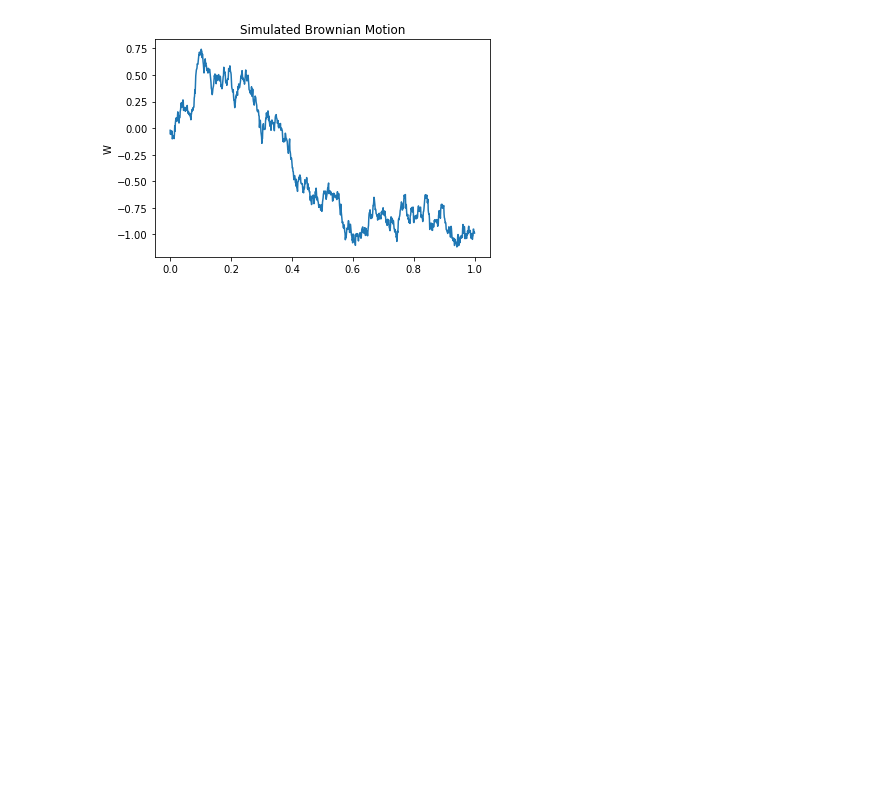
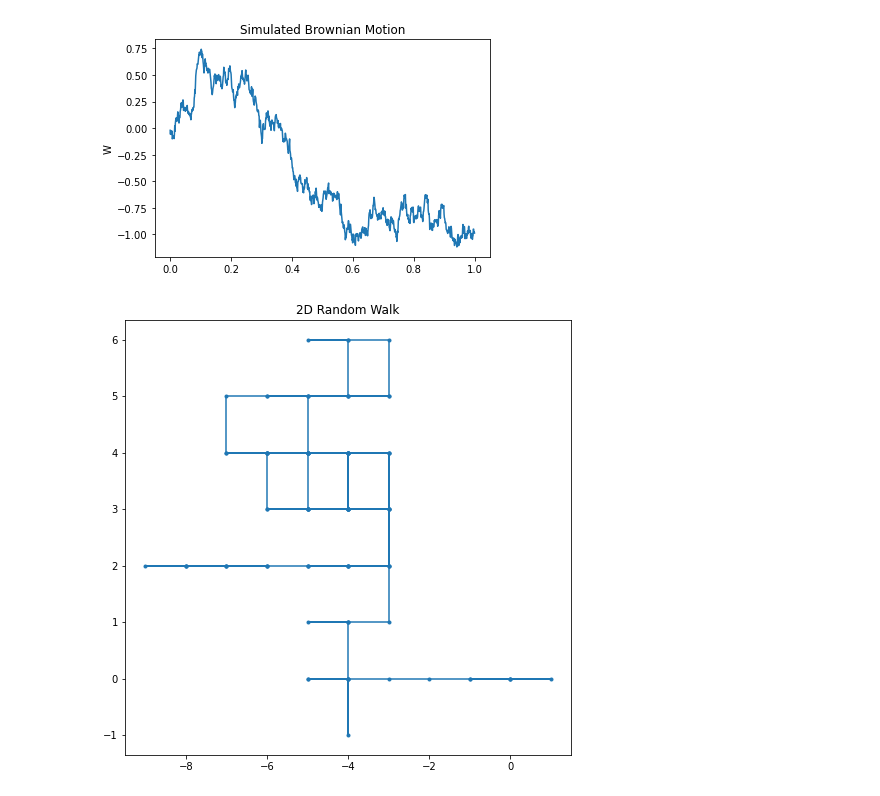
Before and after one commit to mavcunha/simmod, a Jupyter notebook: SimMod Notes.ipynb, the cells around one changed output. Drawn from its saved outputs; the diff is of its cells as text; code cells hidden in the pictures; blank space fills up the shorter version.

Commit message:
More notes on random walking and displacement

```diff
--- a/SimMod Notes.ipynb
+++ b/SimMod Notes.ipynb
@@ -70,3 +70,37 @@ plt.title('Simulated Brownian Motion')
 plt.show()
 # %% [output]
 [figure]
+# %%
+import random as rnd
+
+def step():
+    Δt = 1
+    choices = (-Δt, 0, Δt)
+    v_x = rnd.choice(choices)
+    if v_x == 0:
+        v_y = rnd.choice(choices)
+    else:
+        v_y = 0
+    return (v_x, v_y)
+
+
+def experiment():
+    x, y = np.array([0]), np.array([0])
+
+    for t in range(1 , 100):
+        v_x, v_y = step()
+        x = np.append(x, x[t - 1] + Δt * v_x)
+        y = np.append(y, y[t - 1] + Δt * v_y)
+
+    return (x, y)
+
+
+x, y = experiment()
+
+plt.figure(figsize=(8,8))
+plt.title('2D Random Walk')
+plt.axis('on')
+plt.plot(x, y, marker='.')
+plt.show()
+# %% [output]
+[figure, added]
```
Also changed, not shown: parts of 3 cells of this notebook.
